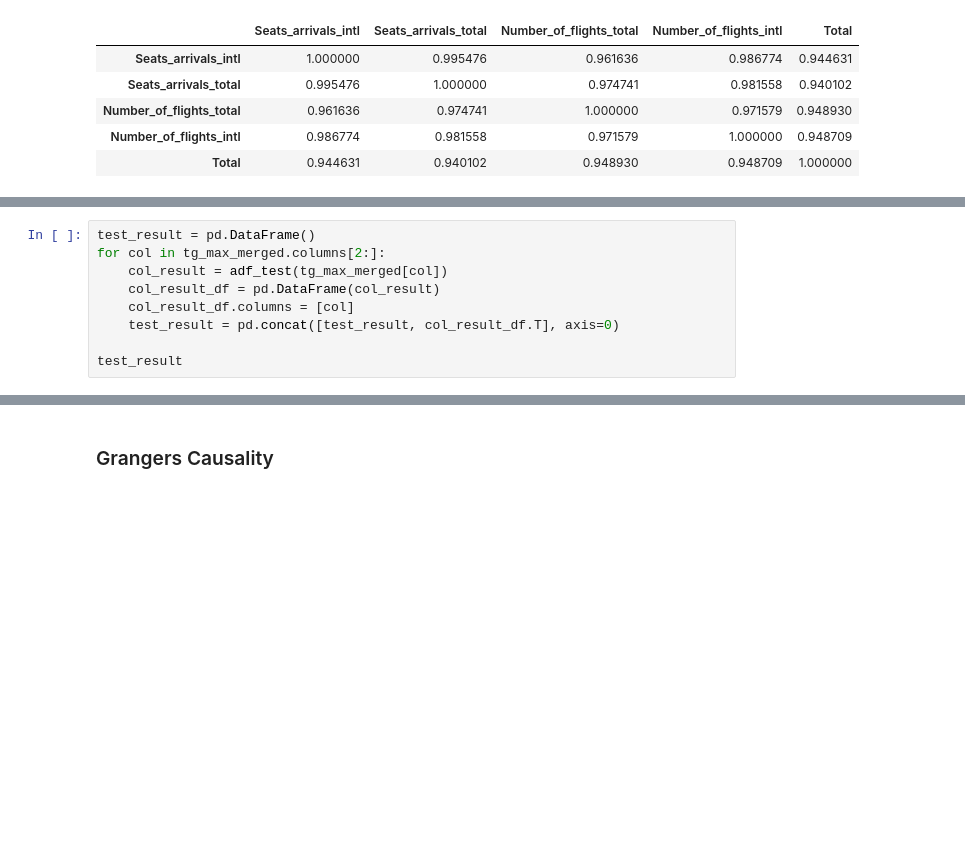
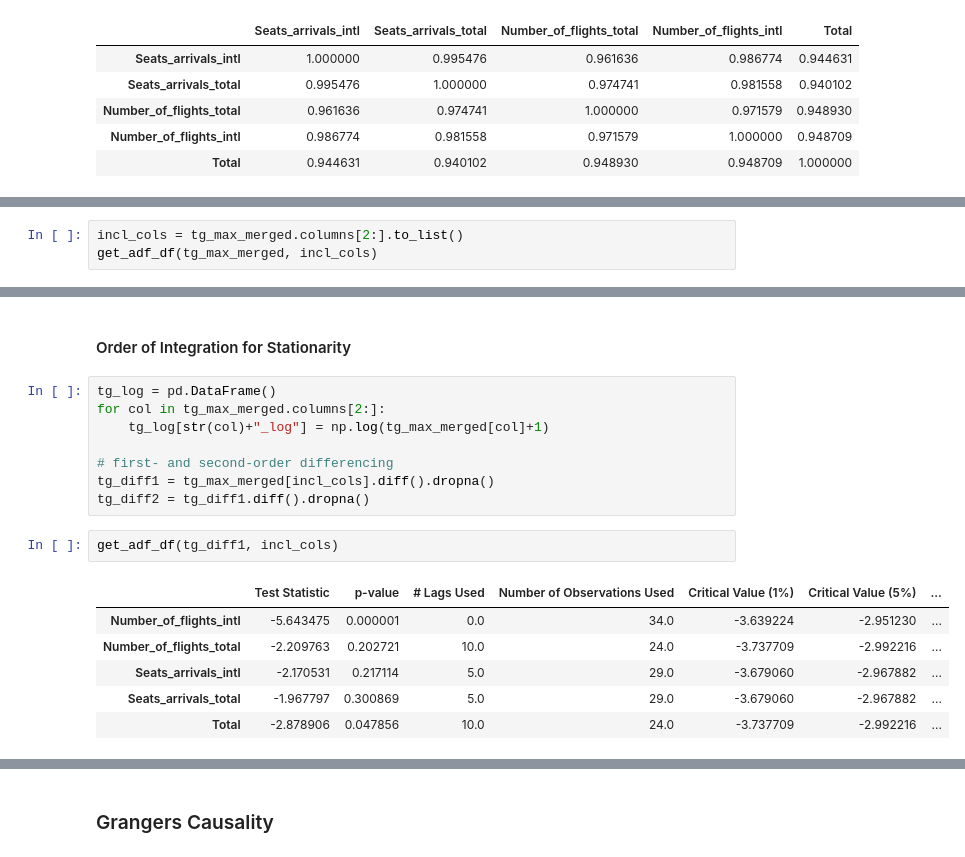
Before and after one commit to worldbank/pacific-observatory, a Jupyter notebook: scripts/notebooks/EDA-Tonga.ipynb, the cells around one changed output, grey strips where cells are left out. Cells and saved outputs as stored; diff of their text form; blank space fills up the shorter version.

```diff
--- a/scripts/notebooks/EDA-Tonga.ipynb
+++ b/scripts/notebooks/EDA-Tonga.ipynb
@@ -224,10 +230,4 @@ corr_matrix_min
 # %%
-test_result = pd.DataFrame()
-for col in tg_max_merged.columns[2:]:
-    col_result = adf_test(tg_max_merged[col])
-    col_result_df = pd.DataFrame(col_result)
-    col_result_df.columns = [col]
-    test_result = pd.concat([test_result, col_result_df.T], axis=0)
-
-test_result
+incl_cols = tg_max_merged.columns[2:].to_list()
+get_adf_df(tg_max_merged, incl_cols)
 # %% [output]
@@ -256,0 +254,19 @@ dtype: float64
+# %% [markdown]
+#### Order of Integration for Stationarity
+# %%
+tg_log = pd.DataFrame()
+for col in tg_max_merged.columns[2:]:
+    tg_log[str(col)+"_log"] = np.log(tg_max_merged[col]+1)
+
+# first- and second-order differencing
+tg_diff1 = tg_max_merged[incl_cols].diff().dropna()
+tg_diff2 = tg_diff1.diff().dropna()
+# %%
+get_adf_df(tg_diff1, incl_cols)
+# %% [output]
+|  | Test Statistic | p-value | # Lags Used | Number of Observations Used | Critical Value (1%) | Critical Value (5%) | ... |
+| Number_of_flights_intl | -5.643475 | 0.000001 | 0.0 | 34.0 | -3.639224 | -2.951230 | ... |
+| Number_of_flights_total | -2.209763 | 0.202721 | 10.0 | 24.0 | -3.737709 | -2.992216 | ... |
+| Seats_arrivals_intl | -2.170531 | 0.217114 | 5.0 | 29.0 | -3.679060 | -2.967882 | ... |
+| Seats_arrivals_total | -1.967797 | 0.300869 | 5.0 | 29.0 | -3.679060 | -2.967882 | ... |
+| Total | -2.878906 | 0.047856 | 10.0 | 24.0 | -3.737709 | -2.992216 | ... |
```
Also changed, not shown: parts of 19 cells of this notebook, 26 other files.
